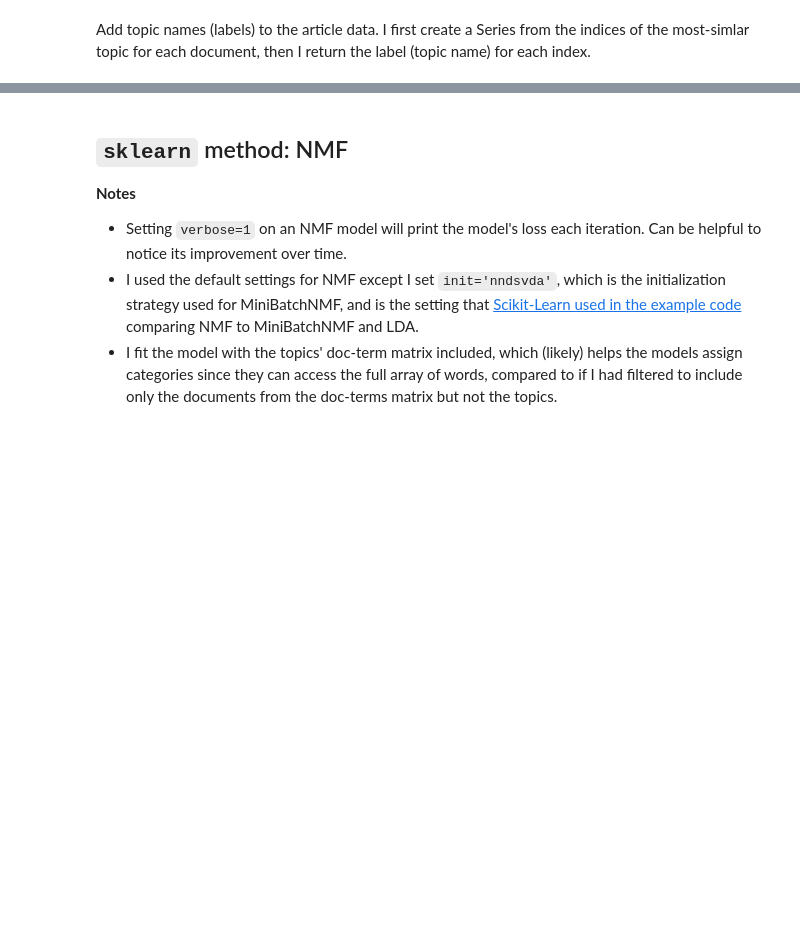
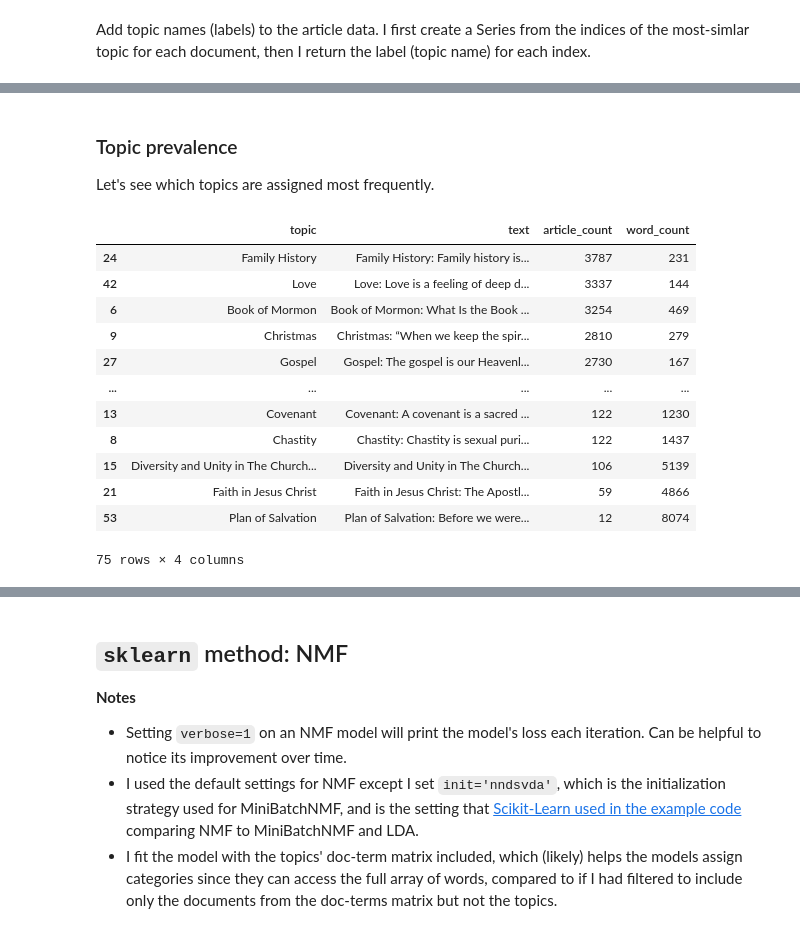
Before and after one commit to rparkr/magazine-analysis, a Jupyter notebook: 2_topic_modeling.ipynb, the cells around one changed output, grey strips where cells are left out. Drawn from its saved outputs; the diff is of its cells as text; code cells hidden in the pictures; blank space fills up the shorter version.

```diff
--- a/2_topic_modeling.ipynb
+++ b/2_topic_modeling.ipynb
@@ -291,0 +295,30 @@ article_data_df[
+# %% [markdown]
+### Topic prevalence
+Let's see which topics are assigned most frequently.
+# %%
+df_naive_topic_ranking = pd.merge(
+    topic_df[['topic', 'text']],
+    article_data_df.naive_topic.value_counts().rename('article_count'),
+    how='left',
+    left_on='topic',
+    right_index=True
+)
+
+# Add word count information for each topic
+df_naive_topic_ranking['word_count'] = df_naive_topic_ranking.text.apply(lambda v: len(str(v).split()))
+
+df_naive_topic_ranking.sort_values(by=['article_count', 'word_count'], ascending=[False, True])
+# %% [output]
+|  | topic | text | article_count | word_count |
+| 24 | Family History | Family History: Family history is... | 3787 | 231 |
+| 42 | Love | Love: Love is a feeling of deep d... | 3337 | 144 |
+| 6 | Book of Mormon | Book of Mormon: What Is the Book ... | 3254 | 469 |
+| 9 | Christmas | Christmas: “When we keep the spir... | 2810 | 279 |
+| 27 | Gospel | Gospel: The gospel is our Heavenl... | 2730 | 167 |
+| ... | ... | ... | ... | ... |
+| 13 | Covenant | Covenant: A covenant is a sacred ... | 122 | 1230 |
+| 8 | Chastity | Chastity: Chastity is sexual puri... | 122 | 1437 |
+| 15 | Diversity and Unity in The Church... | Diversity and Unity in The Church... | 106 | 5139 |
+| 21 | Faith in Jesus Christ | Faith in Jesus Christ: The Apostl... | 59 | 4866 |
+| 53 | Plan of Salvation | Plan of Salvation: Before we were... | 12 | 8074 |
+75 rows × 4 columns
```
Also changed, not shown: parts of 12 cells of this notebook.
